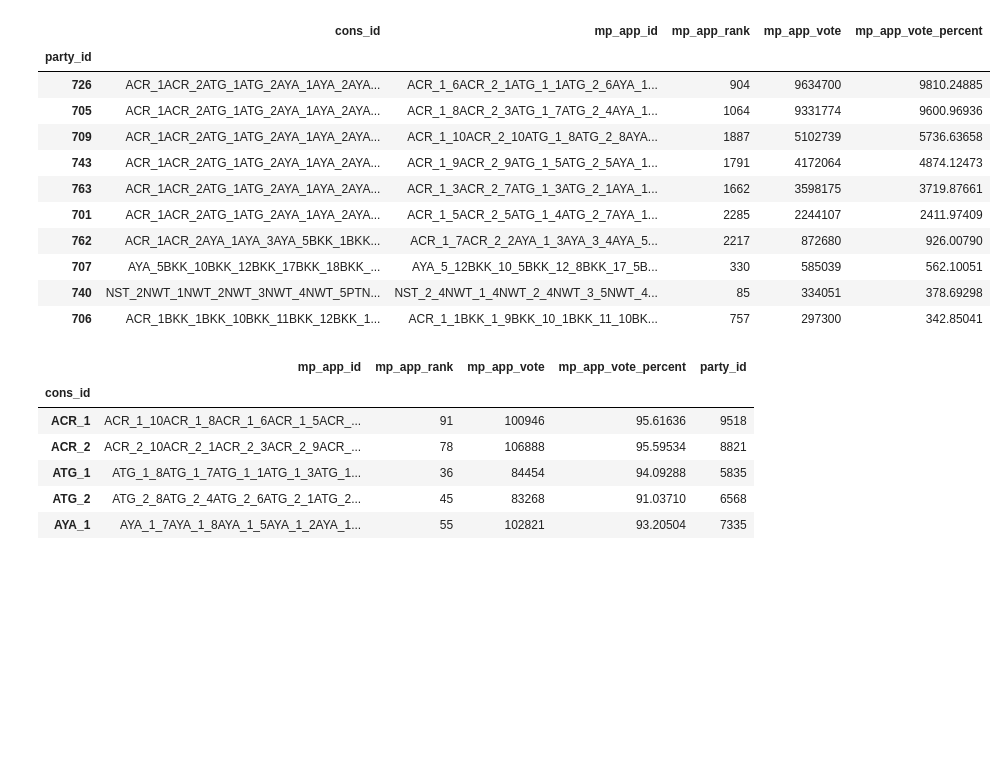
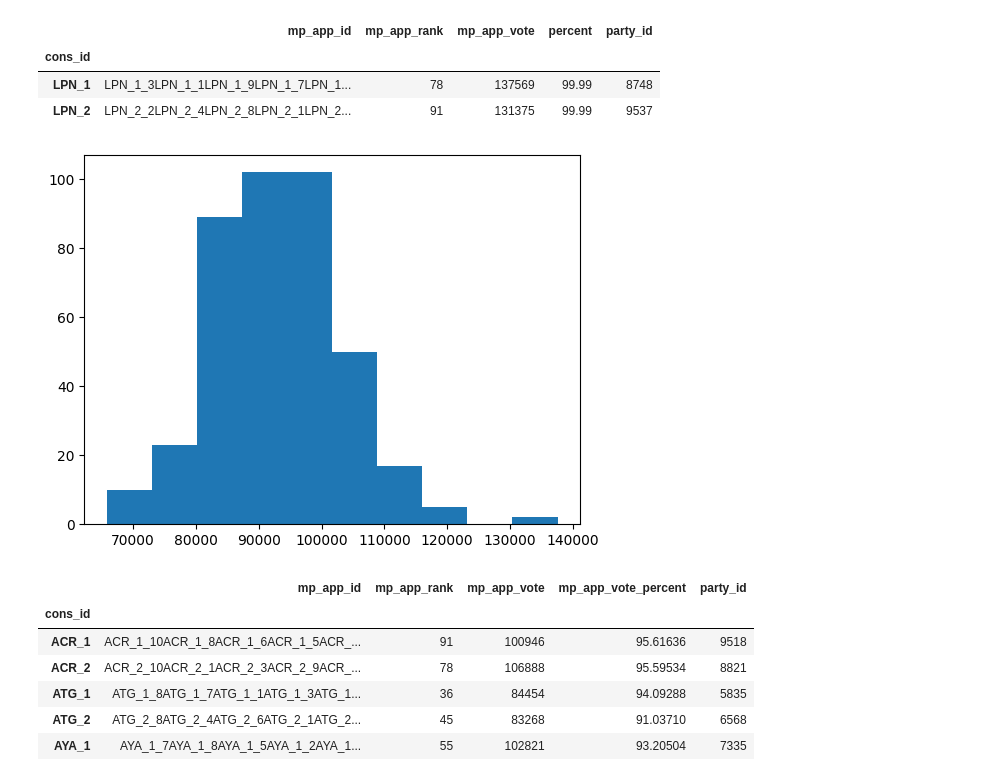
Before and after one commit to peemlerd/thai-election66, a Jupyter notebook: data_check.ipynb, the cells around one changed output. Saved outputs shown, nothing was run; the diff lists cells and outputs as text; code cells hidden in the pictures; blank space fills up the shorter version.

```diff
--- a/data_check.ipynb
+++ b/data_check.ipynb
@@ -4,10 +5,11 @@ import pandas as pd
 # %%
 # Read all dataframe from 9geek website.
+# c = constituency; candi = candidate
 pwd = "9geek_dataset/"
 info_c9 = pd.read_csv(pwd + "info_constituency9.csv")
 info_party9 = pd.read_csv(pwd + "info_party9.csv")
 info_province9 = pd.read_csv(pwd + "info_province9.csv")
-result_party9 = pd.read_csv(pwd + "result_partylist9.csv")
+result_partylist9 = pd.read_csv(pwd + "result_partylist9.csv")
 result_cstatus9 = pd.read_csv(pwd + "result_constituency_status9.csv")
 result_candi9 = pd.read_csv(pwd + "result_candidate9.csv")
 
@@ -15,5 +17,6 @@ result_candi9 = pd.read_csv(pwd + "result_candidate9.csv")
 id_name = dict(zip(info_party9["id"], info_party9["name"]))
 
 # After identifying errors in the 9geek dataset, I manually corrected the dataset using ThaiPBS election result.
-cand_df = pd.read_csv("PL_result_candidate.csv")
-party_df = pd.read_csv("PL_result_partylist.csv")
+info_province = pd.read_csv("PL_info_province.csv")
+result_candi = pd.read_csv("PL_result_constituencies_CandidateConst.csv")
+result_overall = pd.read_csv("PL_result_constituencies_Overall.csv")
@@ -25,19 +107,15 @@ info_c9["registered_vote"].max()-info_c9["registered_vote"].min()
 # %%
-# Compared to ECT official website, somehow 30,000 votes are missing for MFP and PT.
-cand_df.groupby("party_id").sum().sort_values("mp_app_vote", ascending=False).head(10)
+total_vote = result_candi.groupby("cons_id").sum()
+
+plt.hist(total_vote["mp_app_vote"])
+total_vote[total_vote["mp_app_vote"] < 70000]
+total_vote[total_vote["mp_app_vote"] > 130000]
 # %% [output]
-|  | cons_id | mp_app_id | mp_app_rank | mp_app_vote | mp_app_vote_percent |
-| party_id |  |  |  |  |  |
-| 726 | ACR_1ACR_2ATG_1ATG_2AYA_1AYA_2AYA... | ACR_1_6ACR_2_1ATG_1_1ATG_2_6AYA_1... | 904 | 9634700 | 9810.24885 |
-| 705 | ACR_1ACR_2ATG_1ATG_2AYA_1AYA_2AYA... | ACR_1_8ACR_2_3ATG_1_7ATG_2_4AYA_1... | 1064 | 9331774 | 9600.96936 |
-| 709 | ACR_1ACR_2ATG_1ATG_2AYA_1AYA_2AYA... | ACR_1_10ACR_2_10ATG_1_8ATG_2_8AYA... | 1887 | 5102739 | 5736.63658 |
-| 743 | ACR_1ACR_2ATG_1ATG_2AYA_1AYA_2AYA... | ACR_1_9ACR_2_9ATG_1_5ATG_2_5AYA_1... | 1791 | 4172064 | 4874.12473 |
-| 763 | ACR_1ACR_2ATG_1ATG_2AYA_1AYA_2AYA... | ACR_1_3ACR_2_7ATG_1_3ATG_2_1AYA_1... | 1662 | 3598175 | 3719.87661 |
-| 701 | ACR_1ACR_2ATG_1ATG_2AYA_1AYA_2AYA... | ACR_1_5ACR_2_5ATG_1_4ATG_2_7AYA_1... | 2285 | 2244107 | 2411.97409 |
-| 762 | ACR_1ACR_2AYA_1AYA_3AYA_5BKK_1BKK... | ACR_1_7ACR_2_2AYA_1_3AYA_3_4AYA_5... | 2217 | 872680 | 926.00790 |
-| 707 | AYA_5BKK_10BKK_12BKK_17BKK_18BKK_... | AYA_5_12BKK_10_5BKK_12_8BKK_17_5B... | 330 | 585039 | 562.10051 |
-| 740 | NST_2NWT_1NWT_2NWT_3NWT_4NWT_5PTN... | NST_2_4NWT_1_4NWT_2_4NWT_3_5NWT_4... | 85 | 334051 | 378.69298 |
-| 706 | ACR_1BKK_1BKK_10BKK_11BKK_12BKK_1... | ACR_1_1BKK_1_9BKK_10_1BKK_11_10BK... | 757 | 297300 | 342.85041 |
+|  | mp_app_id | mp_app_rank | mp_app_vote | percent | party_id |
+| cons_id |  |  |  |  |  |
+| LPN_1 | LPN_1_3LPN_1_1LPN_1_9LPN_1_7LPN_1... | 78 | 137569 | 99.99 | 8748 |
+| LPN_2 | LPN_2_2LPN_2_4LPN_2_8LPN_2_1LPN_2... | 91 | 131375 | 99.99 | 9537 |
+[figure, added]
 # %%
 # The turnout ratio between parties should not vary by too much.
 tempdf = cand_df.groupby("cons_id").sum()
```
Also changed, not shown: parts of 11 cells of this notebook, 1 other file.
